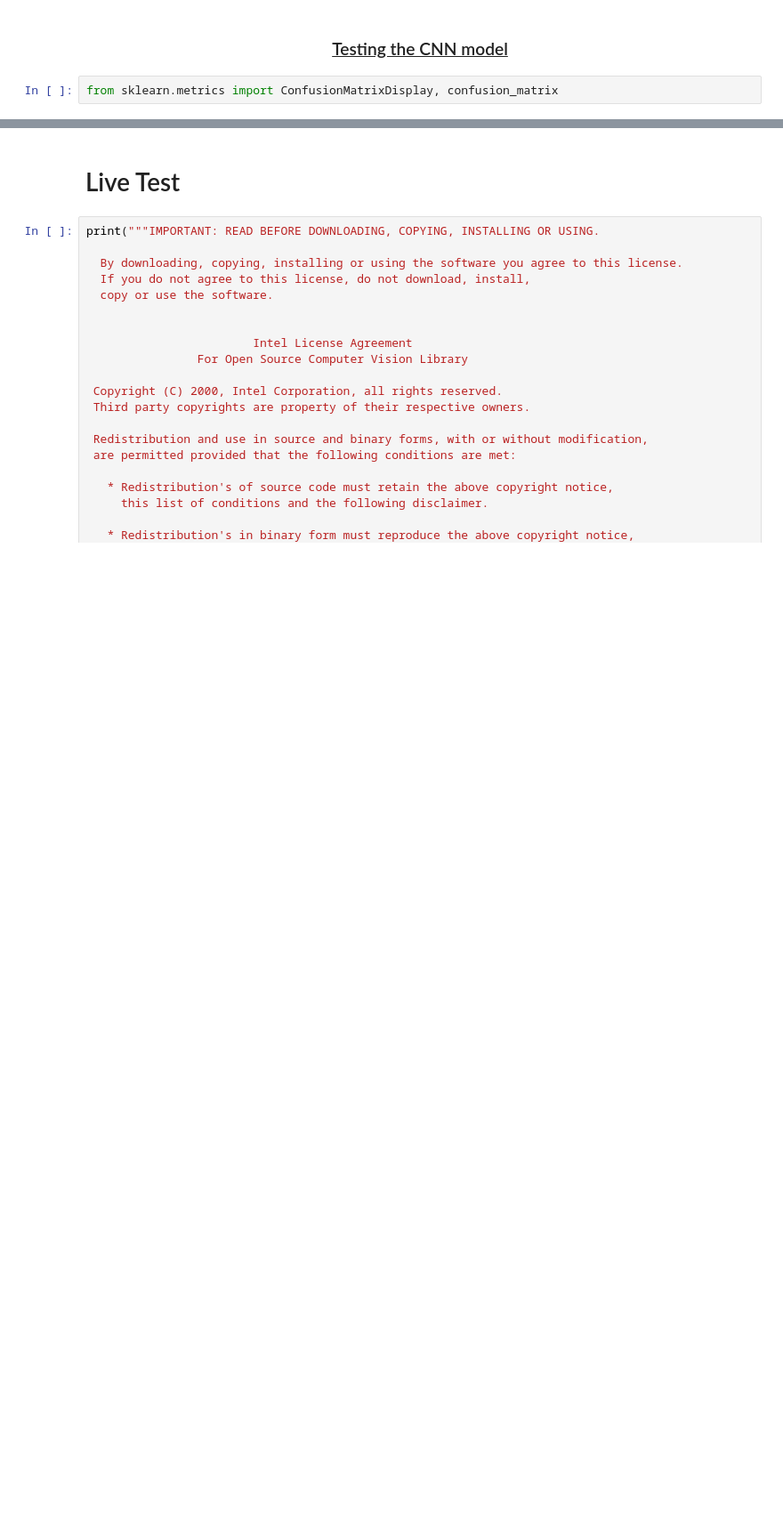
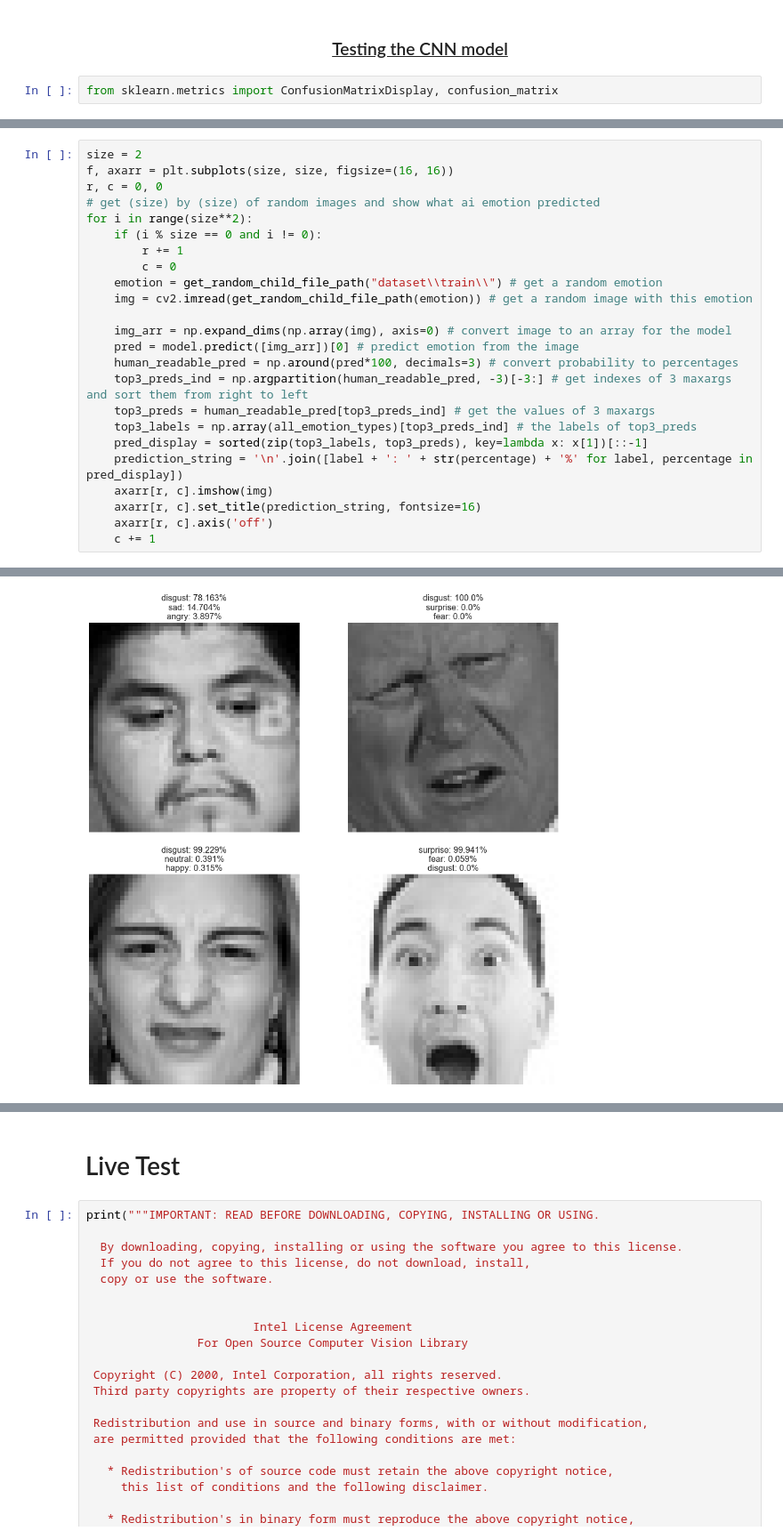
Before and after one commit to Denloob/animi-motus-ai, a Jupyter notebook: animi_motus.ipynb, the cells around one changed output, grey strips where cells are left out. Shown at 89% size. Cells and saved outputs as stored; diff of their text form; blank space fills up the shorter version.

```diff
--- a/animi_motus.ipynb
+++ b/animi_motus.ipynb
@@ -629,0 +623,25 @@ plt.show()
+# %%
+size = 2
+f, axarr = plt.subplots(size, size, figsize=(16, 16))
+r, c = 0, 0
+# get (size) by (size) of random images and show what ai emotion predicted
+for i in range(size**2):
+    if (i % size == 0 and i != 0):
+        r += 1
+        c = 0
+    emotion = get_random_child_file_path("dataset\\train\\") # get a random emotion
+    img = cv2.imread(get_random_child_file_path(emotion)) # get a random image with this emotion
+
+    img_arr = np.expand_dims(np.array(img), axis=0) # convert image to an array for the model
+    pred = model.predict([img_arr])[0] # predict emotion from the image
+    human_readable_pred = np.around(pred*100, decimals=3) # convert probability to percentages
+    top3_preds_ind = np.argpartition(human_readable_pred, -3)[-3:] # get indexes of 3 maxargs and sort them from right to left
+    top3_preds = human_readable_pred[top3_preds_ind] # get the values of 3 maxargs
+    top3_labels = np.array(all_emotion_types)[top3_preds_ind] # the labels of top3_preds
+    pred_display = sorted(zip(top3_labels, top3_preds), key=lambda x: x[1])[::-1]
+    prediction_string = '\n'.join([label + ': ' + str(percentage) + '%' for label, percentage in pred_display])
+    axarr[r, c].imshow(img)
+    axarr[r, c].set_title(prediction_string, fontsize=16)
+    axarr[r, c].axis('off')
+    c += 1
+# %% [output]
@@ -629,0 +652 @@ plt.show()
+[figure, added]
```
Also changed, not shown: parts of 18 cells of this notebook.
